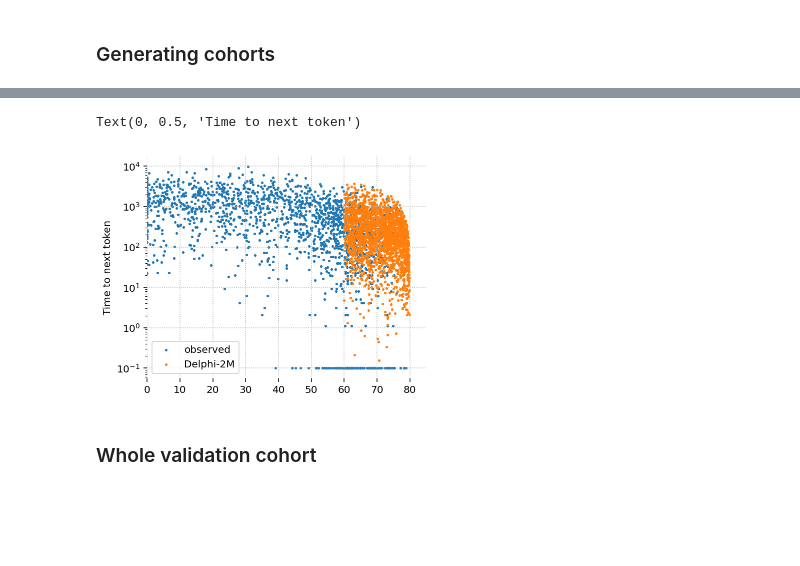
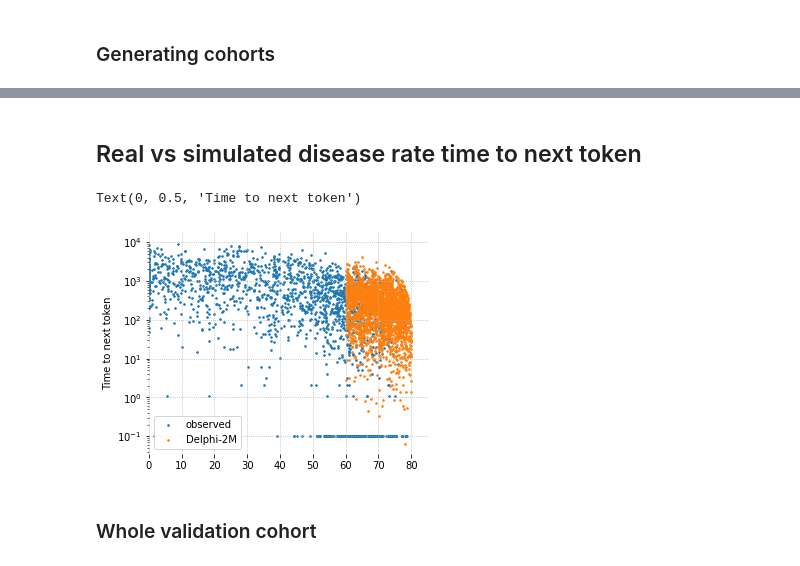
Before and after one commit to gerstung-lab/Delphi, a Jupyter notebook: sampling_trajectories.ipynb, the cells around one changed output, grey strips where cells are left out. Drawn from its saved outputs; the diff is of its cells as text; code cells hidden in the pictures; blank space fills up the shorter version.

```diff
--- a/sampling_trajectories.ipynb
+++ b/sampling_trajectories.ipynb
@@ -119,6 +89,0 @@ n_females = n_females - n_females[-1]
-# %%
-incidence_k_g = []
-for k in range(len(labels)):
-    h_f,x = np.histogram(females[females[:,2]==k-1,1]/365.25, np.arange(100))
-    h_m,x = np.histogram(males[males[:,2]==k-1,1]/365.25, np.arange(100))
-    incidence_k_g.append([h_f/n_females,h_m/n_males])
@@ -169,16 +93,18 @@ Name: 0, dtype: object
 ### Generating cohorts
 # %%
 d = get_batch(range(0,val_p2i.shape[0]-1,1), val, val_p2i,
-              select='smart_random', block_size=64,
+              select='left', block_size=63,
               device=device, padding='random')
+
+# idx_with_lifestyle_before_60 = torch.where((d[1] <= 60 * 365.25).any(1) * (torch.isin(d[0], torch.tensor([4,5,6,7,8,9,10,11,12], device=device)).any(1)))[0]
+# d = get_batch(idx_with_lifestyle_before_60.cpu().numpy(), val, val_p2i, select='left', block_size=80, device=device, padding='random')
 # %%
 age = 60
-n_samples = 1024 * 8
+n_samples = 1024 * 1024
 
-d0 = torch.zeros((n_samples, 48), dtype=torch.int)
-d1 = torch.zeros((n_samples, 48)) - 10000.
-
-w = np.where((d[1].cpu().detach().numpy() <= age * 365.25) * (d[3].cpu().detach().numpy() >= age * 365.25))
+w = np.where((d[1].cpu().detach().numpy() <= age * 365.25).any(1) * (d[3].cpu().detach().numpy() >= age * 365.25).any(1))
+# select everything
+# w = np.arange(d[0].shape[0])[None]
 u = np.unique(w[0])
 
 d0 = d[0][u[:n_samples]].clone().detach()
@@ -192,5 +118,6 @@ if age > 0:
     d1 = torch.nn.functional.pad(d1, (0,1), 'constant', age*365.25)
 
 o = d1.argsort(1)
-d0 = d0.gather(1, o)[:,-48:]
-d1 = d1.gather(1, o)[:,-48:]
+d0 = d0.gather(1, o)
+d1 = d1.gather(1, o)
+d0.shape
@@ -197,9 +126,11 @@ d1 = d1.gather(1, o)[:,-48:]
 # %%
 batch_size = 128
+n_repeats = 1
 oo = []
 model.to(device)
-with torch.no_grad():
-    for dd in tqdm(zip(*map(lambda x: torch.split(x, batch_size), (d0,d1))), total=len(d0)//batch_size + 1):
-        mm = model.generate(dd[0].to(device), dd[1].to(device), max_age=80*365.25, no_repeat=True)
-        oo += [(mm[0],mm[1])]
+for _ in range(n_repeats):
+    with torch.no_grad():
+        for dd in tqdm(zip(*map(lambda x: torch.split(x, batch_size), (d0,d1))), total=len(d0)//batch_size + 1):
+            mm = model.generate(dd[0].to(device), dd[1].to(device), max_age=80*365.25, no_repeat=True, max_new_tokens=128)
+            oo += [(mm[0],mm[1])]
 # %%
@@ -246,16 +570,18 @@ plt.show()
+# %% [markdown]
+## Real vs simulated disease rate time to next token
 # %%
 plt.figure(figsize=(5,4))
 
 plt.scatter(d[1][u[:64]].cpu()[:,:-1].flatten()/365.25, .1+np.diff(d[1][u[:64]].cpu().detach(), axis=1).flatten(), marker='.', s=10, label='observed')
 
-plt.scatter(oo[0][1].cpu()[:,48:-1].flatten()/365.25, np.diff(oo[0][1][:,48:].cpu().detach(), axis=1).flatten(), marker='.', s=10, label='Delphi-2M')
+plt.scatter(oo[0][1].cpu()[:,64:-1].flatten()/365.25, np.diff(oo[0][1][:,64:].cpu().detach(), axis=1).flatten(), marker='.', s=10, label='Delphi-2M')
 plt.yscale('log')
 plt.legend()
 plt.xlim(0,85)
 plt.ylabel('Time to next token')
 # %% [output]
 Text(0, 0.5, 'Time to next token')
-[figure, old version]
+[figure, new version]
 # %% [markdown]
 ### Whole validation cohort
 # %%
```
Also changed, not shown: parts of 35 cells of this notebook, 2 other files.
